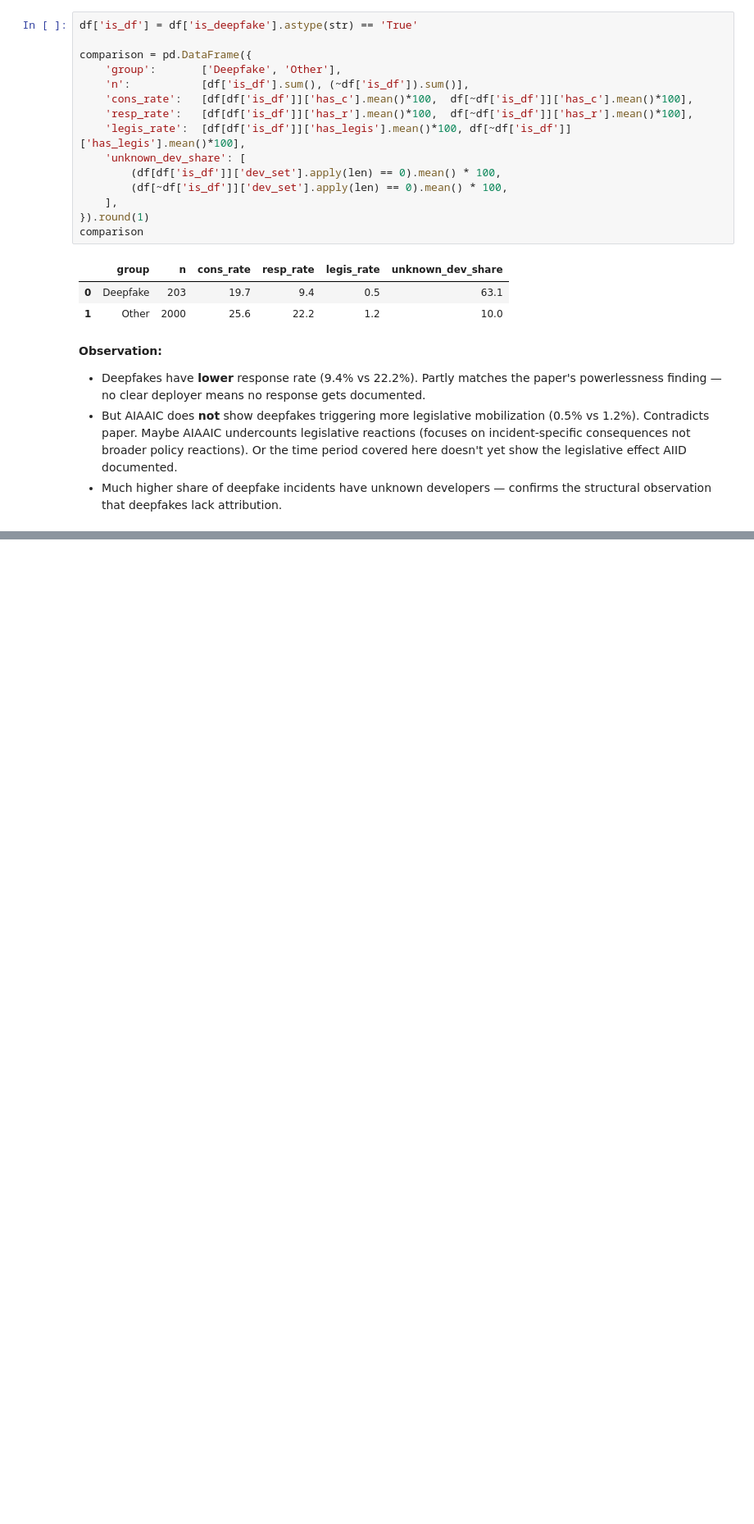
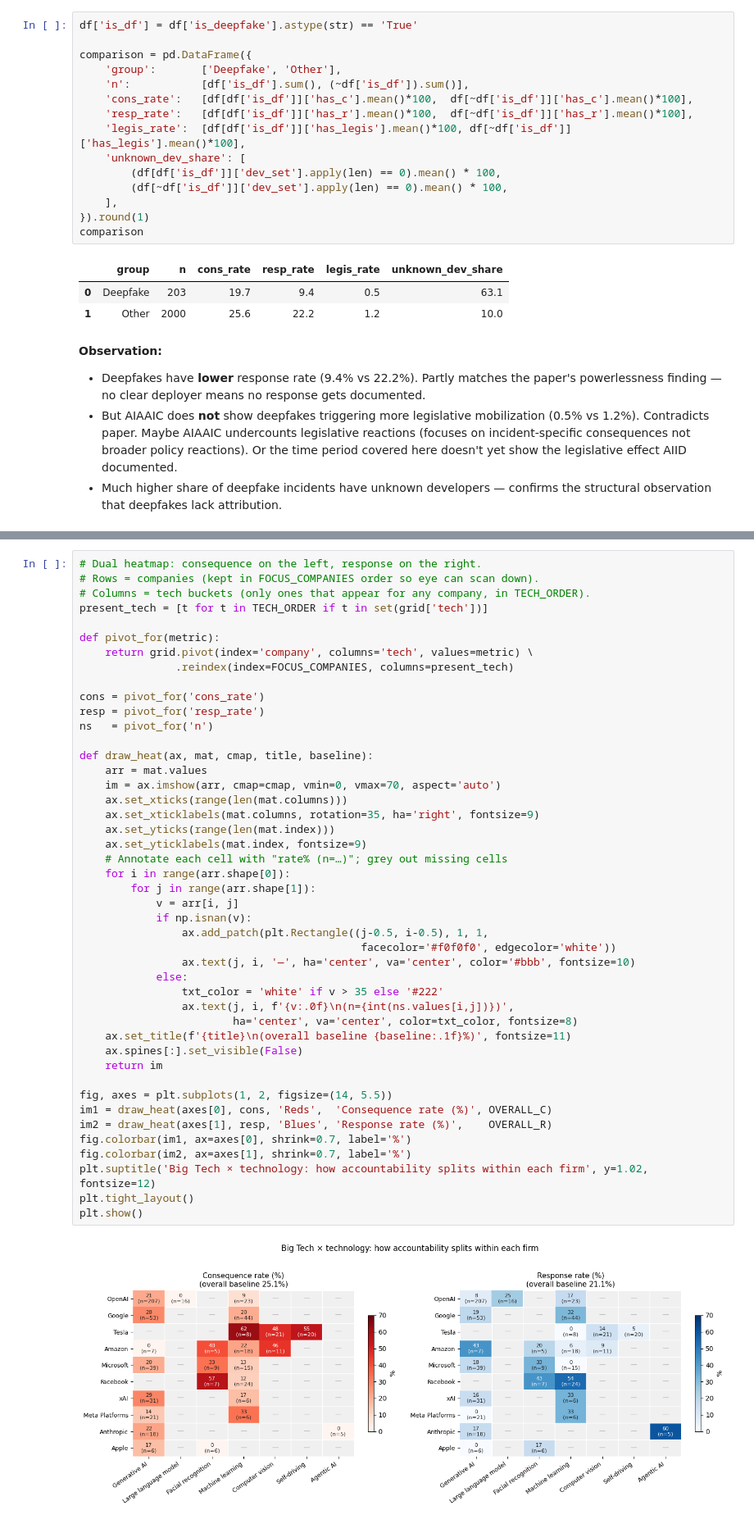
Before and after one commit to marilynn-mm/ai-incident-visualisation, a Jupyter notebook: analysis/AIAAIC/accountability_patterns.ipynb, the cells around one changed output, grey strips where cells are left out. Shown at 82% size. Saved outputs shown, nothing was run; the diff lists cells and outputs as text; blank space fills up the shorter version.

```diff
--- a/analysis/AIAAIC/accountability_patterns.ipynb
+++ b/analysis/AIAAIC/accountability_patterns.ipynb
@@ -380,0 +501,47 @@ For the visualization: don't import the paper's findings wholesale. Anchor on wh
+# %%
+# Dual heatmap: consequence on the left, response on the right.
+# Rows = companies (kept in FOCUS_COMPANIES order so eye can scan down).
+# Columns = tech buckets (only ones that appear for any company, in TECH_ORDER).
+present_tech = [t for t in TECH_ORDER if t in set(grid['tech'])]
+
+def pivot_for(metric):
+    return grid.pivot(index='company', columns='tech', values=metric) \
+               .reindex(index=FOCUS_COMPANIES, columns=present_tech)
+
+cons = pivot_for('cons_rate')
+resp = pivot_for('resp_rate')
+ns   = pivot_for('n')
+
+def draw_heat(ax, mat, cmap, title, baseline):
+    arr = mat.values
+    im = ax.imshow(arr, cmap=cmap, vmin=0, vmax=70, aspect='auto')
+    ax.set_xticks(range(len(mat.columns)))
+    ax.set_xticklabels(mat.columns, rotation=35, ha='right', fontsize=9)
+    ax.set_yticks(range(len(mat.index)))
+    ax.set_yticklabels(mat.index, fontsize=9)
+    # Annotate each cell with "rate% (n=…)"; grey out missing cells
+    for i in range(arr.shape[0]):
+        for j in range(arr.shape[1]):
+            v = arr[i, j]
+            if np.isnan(v):
+                ax.add_patch(plt.Rectangle((j-0.5, i-0.5), 1, 1,
+                                            facecolor='#f0f0f0', edgecolor='white'))
+                ax.text(j, i, '—', ha='center', va='center', color='#bbb', fontsize=10)
+            else:
+                txt_color = 'white' if v > 35 else '#222'
+                ax.text(j, i, f'{v:.0f}\n(n={int(ns.values[i,j])})',
+                        ha='center', va='center', color=txt_color, fontsize=8)
+    ax.set_title(f'{title}\n(overall baseline {baseline:.1f}%)', fontsize=11)
+    ax.spines[:].set_visible(False)
+    return im
+
+fig, axes = plt.subplots(1, 2, figsize=(14, 5.5))
+im1 = draw_heat(axes[0], cons, 'Reds',  'Consequence rate (%)', OVERALL_C)
+im2 = draw_heat(axes[1], resp, 'Blues', 'Response rate (%)',    OVERALL_R)
+fig.colorbar(im1, ax=axes[0], shrink=0.7, label='%')
+fig.colorbar(im2, ax=axes[1], shrink=0.7, label='%')
+plt.suptitle('Big Tech × technology: how accountability splits within each firm', y=1.02, fontsize=12)
+plt.tight_layout()
+plt.show()
+# %% [output]
+[figure, added]
```
Also changed, not shown: parts of 13 cells of this notebook, 7 other files.
